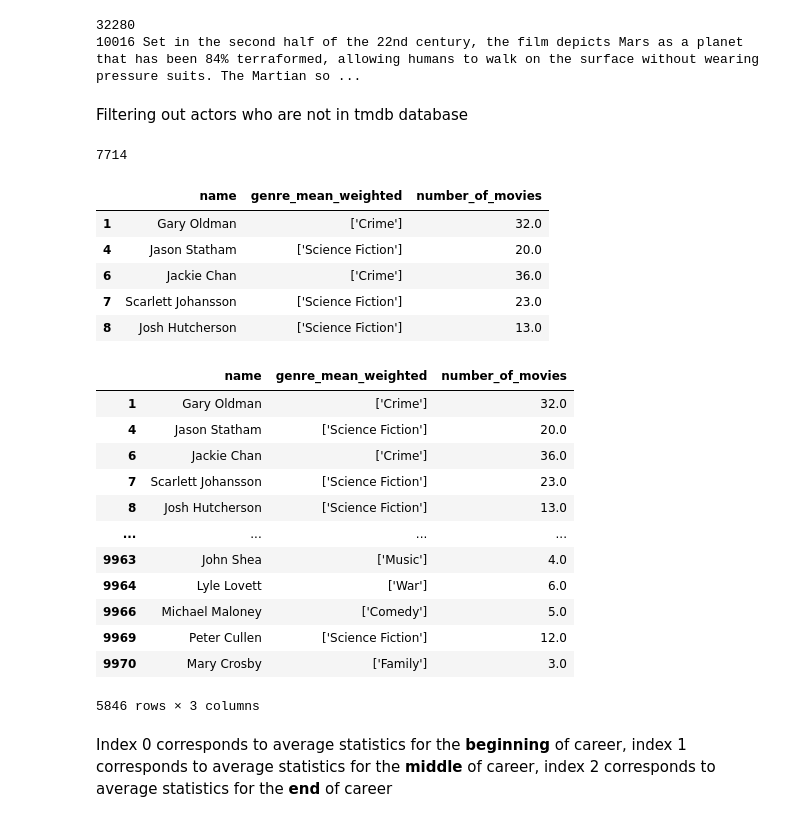
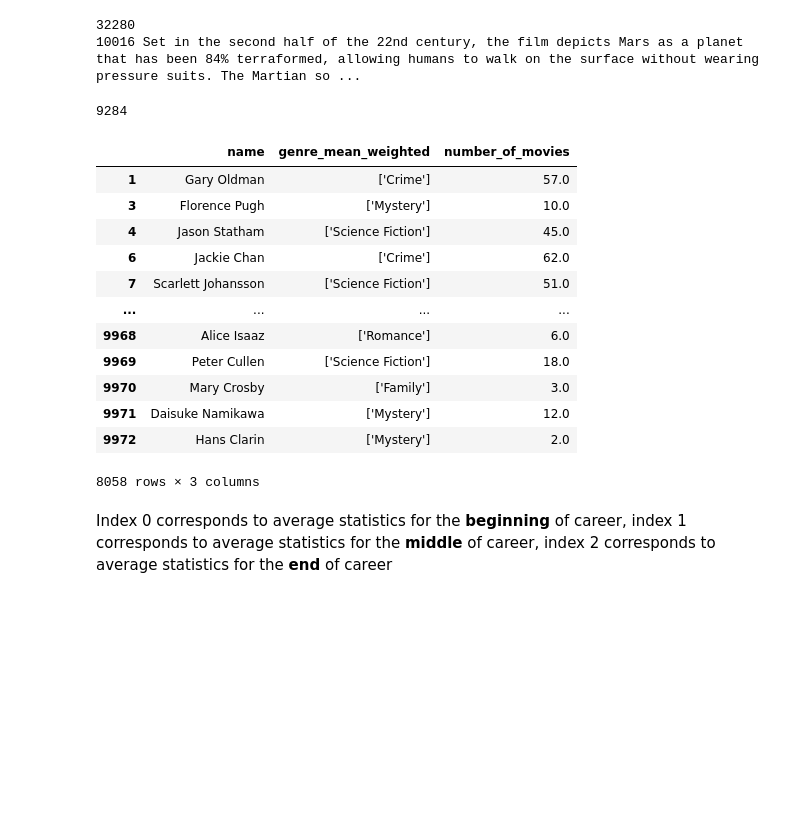
Before and after one commit to epfl-ada/ada-2023-project-cinemada, a Jupyter notebook: Main_analysis/fame_prediction.ipynb, the cells around one changed output. Cells and saved outputs as stored; diff of their text form; code cells hidden in the pictures; blank space fills up the shorter version.

Commit message:
Removed filtering of cmu movies for each actor

```diff
--- a/Main_analysis/fame_prediction.ipynb
+++ b/Main_analysis/fame_prediction.ipynb
@@ -217,13 +217,10 @@ print(key_0, cmu_movies_with_plots[key_0])
 10016 Set in the second half of the 22nd century, the film depicts Mars as a planet that has been 84% terraformed, allowing humans to walk on the surface without wearing pressure suits. The Martian so ...
 # %%
 actors_to_movies_matching = {}
-for id in cmu_movies_with_plots:
-    if id in movie_to_cast:
-        cast = movie_to_cast[id]["cast"]
-        for actor in cast:
-            if actor["name"] in actors_to_movies_matching:
-                actors_to_movies_matching[actor["name"]].append(id)
-            else:
-                actors_to_movies_matching[actor["name"]] = [id]
+for id in movie_to_cast:
+    cast = movie_to_cast[id]["cast"]
+    for actor in cast:
+        if actor["name"] in actors_to_movies_matching:
+            actors_to_movies_matching[actor["name"]].append(id)
+        else:
+            actors_to_movies_matching[actor["name"]] = [id]
-# %% [markdown]
-Filtering out actors who are not in tmdb database
@@ -234,7 +229,7 @@ actors_to_movies_matching = {k:v for k, v in actors_to_movies_matching.items() i
 # %%
 len(actors_to_movies_matching)
 # %% [output]
-7714
+9284
 # %%
 LAST_RELEASE_THRESHOLD = "2003" # filtering out actors who ended their careers 20 years ago and earlier
 
@@ -252,29 +247,20 @@ def count_movies(info_per_actor):
 
 tmdb_actors["number_of_movies"] = tmdb_actors.apply(count_movies, axis=1, result_type="expand")
 # %%
-actors_cmu = tmdb_actors.dropna(subset=["number_of_movies"])
-actors_cmu.head()
+tmdb_actors = tmdb_actors.dropna(subset=["number_of_movies"])
+display(tmdb_actors)
 # %% [output]
 |  | name | genre_mean_weighted | number_of_movies |
-| 1 | Gary Oldman | ['Crime'] | 32.0 |
-| 4 | Jason Statham | ['Science Fiction'] | 20.0 |
-| 6 | Jackie Chan | ['Crime'] | 36.0 |
-| 7 | Scarlett Johansson | ['Science Fiction'] | 23.0 |
-| 8 | Josh Hutcherson | ['Science Fiction'] | 13.0 |
+| 1 | Gary Oldman | ['Crime'] | 57.0 |
+| 3 | Florence Pugh | ['Mystery'] | 10.0 |
+| 4 | Jason Statham | ['Science Fiction'] | 45.0 |
+| 6 | Jackie Chan | ['Crime'] | 62.0 |
+| 7 | Scarlett Johansson | ['Science Fiction'] | 51.0 |
+| ... | ... | ... | ... |
+| 9968 | Alice Isaaz | ['Romance'] | 6.0 |
+| 9969 | Peter Cullen | ['Science Fiction'] | 18.0 |
+| 9970 | Mary Crosby | ['Family'] | 3.0 |
+| 9971 | Daisuke Namikawa | ['Mystery'] | 12.0 |
+| 9972 | Hans Clarin | ['Mystery'] | 2.0 |
+8058 rows × 3 columns
-# %%
-display(actors_cmu)
-# %% [output]
-|  | name | genre_mean_weighted | number_of_movies |
-| 1 | Gary Oldman | ['Crime'] | 32.0 |
-| 4 | Jason Statham | ['Science Fiction'] | 20.0 |
-| 6 | Jackie Chan | ['Crime'] | 36.0 |
-| 7 | Scarlett Johansson | ['Science Fiction'] | 23.0 |
-| 8 | Josh Hutcherson | ['Science Fiction'] | 13.0 |
-| ... | ... | ... | ... |
-| 9963 | John Shea | ['Music'] | 4.0 |
-| 9964 | Lyle Lovett | ['War'] | 6.0 |
-| 9966 | Michael Maloney | ['Comedy'] | 5.0 |
-| 9969 | Peter Cullen | ['Science Fiction'] | 12.0 |
-| 9970 | Mary Crosby | ['Family'] | 3.0 |
-5846 rows × 3 columns
 # %%
```
Also changed, not shown: parts of 2 cells of this notebook, 2 other files.
